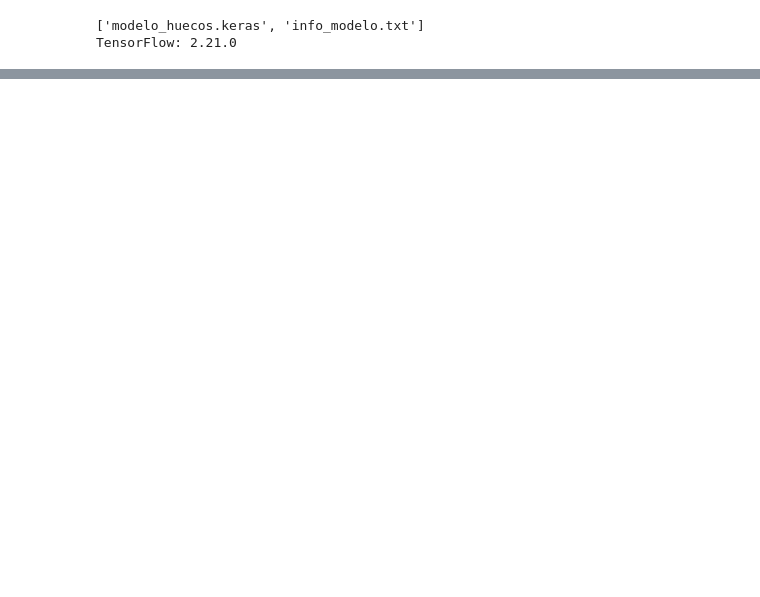
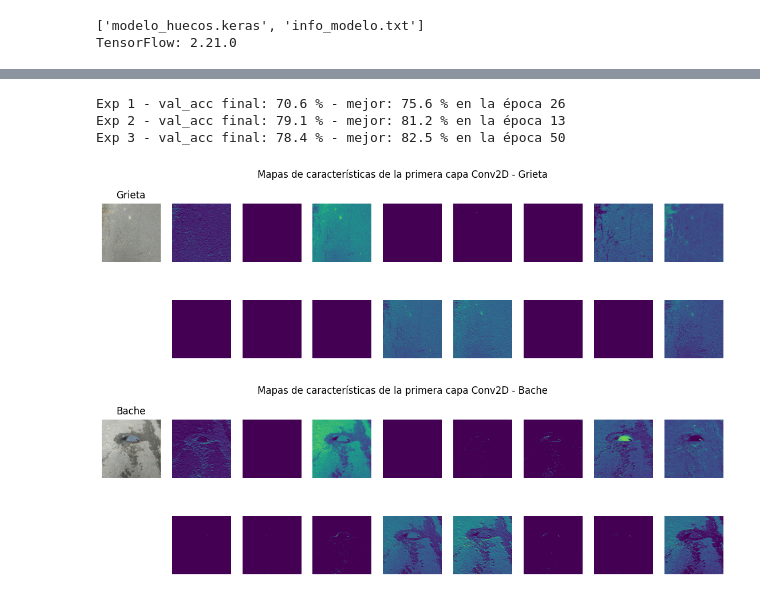
Before and after one commit to JuanCg42/Deteccion_de_Huecos_en_Carreteras_CNN, a Jupyter notebook: Entrenamiento/Detección_de_Huecos_en_Carreteras.ipynb, the cells around one changed output, grey strips where cells are left out. Saved outputs shown, nothing was run; the diff lists cells and outputs as text; code cells hidden in the pictures; blank space fills up the shorter version.

```diff
--- a/Entrenamiento/Detección_de_Huecos_en_Carreteras.ipynb
+++ b/Entrenamiento/Detección_de_Huecos_en_Carreteras.ipynb
@@ -318,0 +346,33 @@ TensorFlow: 2.21.0
+# %%
+h1 = pd.read_csv("/content/drive/MyDrive/huecos/experimento1_lr0001/historial.csv")
+h2 = pd.read_csv("/content/drive/MyDrive/huecos/experimento2_lr001/historial.csv")
+h3 = pd.DataFrame(history.history)
+
+for nombre, h in [("Exp 1", h1), ("Exp 2", h2), ("Exp 3", h3)]:
+    print(nombre, "- val_acc final:", round(h["val_accuracy"].iloc[-1]*100, 1), "%",
+          "- mejor:", round(h["val_accuracy"].max()*100, 1), "% en la época", h["val_accuracy"].idxmax() + 1)
+# %% [output]
+Exp 1 - val_acc final: 70.6 % - mejor: 75.6 % en la época 26
+Exp 2 - val_acc final: 79.1 % - mejor: 81.2 % en la época 13
+Exp 3 - val_acc final: 78.4 % - mejor: 82.5 % en la época 50
+# %%
+from keras.layers import Conv2D
+primera_conv = [capa for capa in model.layers if isinstance(capa, Conv2D)][0]
+extractor = tf.keras.Model(inputs=model.inputs, outputs=primera_conv.output)
+
+for clase in ["Crack", "Pothole"]:
+    idx = np.where(y_test == class_names.index(clase))[0][0]
+    mapas = extractor.predict(test_images[idx:idx+1], verbose=0)[0]
+
+    plt.figure(figsize=(14,4))
+    plt.subplot(2, 9, 1); plt.imshow(X_test[idx]); plt.title(traduccion[clase]); plt.axis("off")
+    for i in range(16):
+        plt.subplot(2, 9, i + 2 + (i >= 8))
+        plt.imshow(mapas[:, :, i], cmap="viridis")
+        plt.axis("off")
+    plt.suptitle(f"Mapas de características de la primera capa Conv2D - {traduccion[clase]}")
+    plt.savefig(f"mapas_{traduccion[clase].lower()}.png", dpi=200, bbox_inches="tight")
+    plt.show()
+# %% [output]
+[figure, added]
+[figure, added]
```
Also changed, not shown: parts of 3 cells of this notebook.
